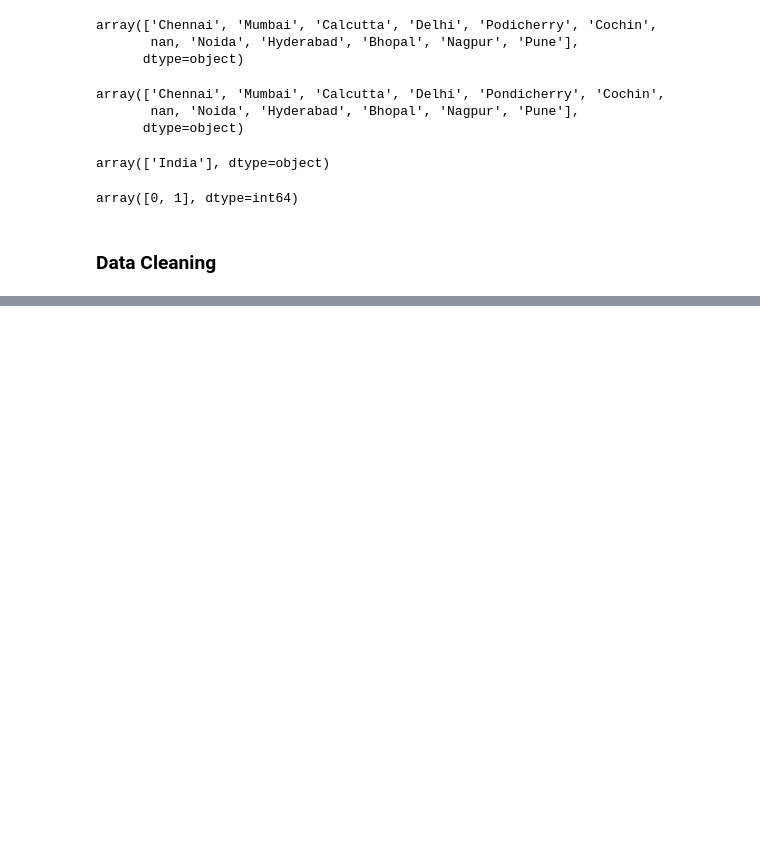
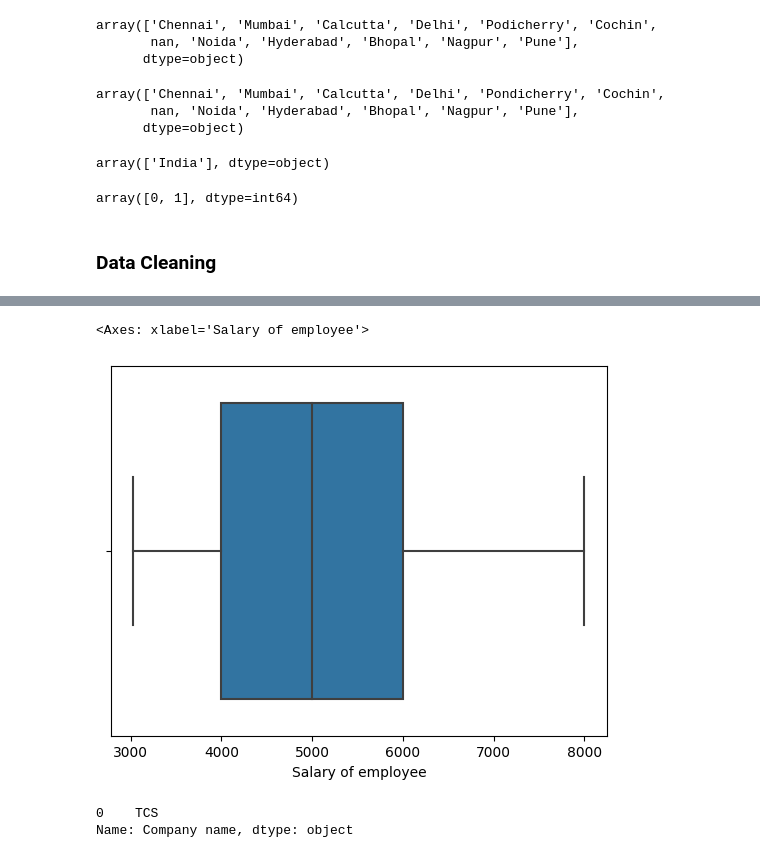
Before and after one commit to Navaneeth-2023/Data-Preprocessing-Project_Navaneeth-Krishnan-S, a Jupyter notebook: Project - Data Preprocessing_Navaneeth Krishnan S_DSML-EE-B1.ipynb, the cells around one changed output, grey strips where cells are left out. Drawn from its saved outputs; the diff is of its cells as text; code cells hidden in the pictures; blank space fills up the shorter version.

```diff
--- a/Project - Data Preprocessing_Navaneeth Krishnan S_DSML-EE-B1.ipynb
+++ b/Project - Data Preprocessing_Navaneeth Krishnan S_DSML-EE-B1.ipynb
@@ -150,0 +270,11 @@ array([0, 1], dtype=int64)
+# %%
+# box plot
+sns.boxplot(x='Salary of employee',data=df2)
+# %% [output]
+<Axes: xlabel='Salary of employee'>
+[figure, added]
+# %%
+df['Company name'].mode()
+# %% [output]
+0    TCS
+Name: Company name, dtype: object
```
Also changed, not shown: parts of 23 cells of this notebook.
